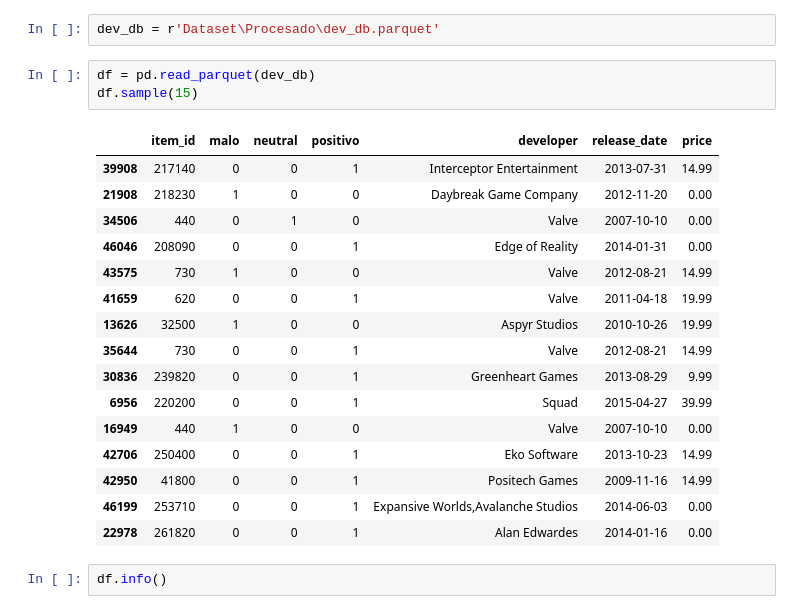
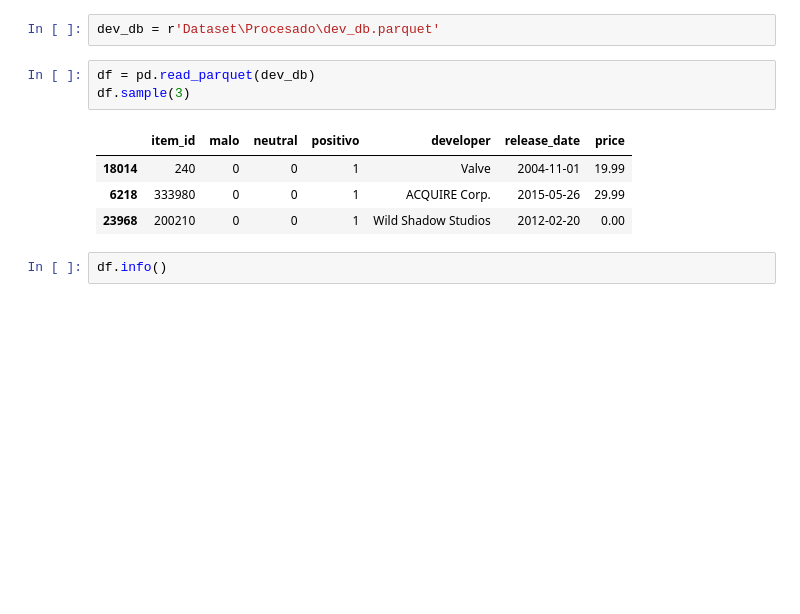
Before and after one commit to Remolino777/steam-game-recommendation-system, a Jupyter notebook: AWS_lambad.ipynb, the cells around one changed output. Saved outputs shown, nothing was run; the diff lists cells and outputs as text; blank space fills up the shorter version.

```diff
--- a/AWS_lambad.ipynb
+++ b/AWS_lambad.ipynb
@@ -5,24 +5,12 @@ import json
 dev_db = r'Dataset\Procesado\dev_db.parquet'
 # %%
 df = pd.read_parquet(dev_db)
-df.sample(15)
+df.sample(3)
 # %% [output]
 |  | item_id | malo | neutral | positivo | developer | release_date | price |
-| 39908 | 217140 | 0 | 0 | 1 | Interceptor Entertainment | 2013-07-31 | 14.99 |
-| 21908 | 218230 | 1 | 0 | 0 | Daybreak Game Company | 2012-11-20 | 0.00 |
-| 34506 | 440 | 0 | 1 | 0 | Valve | 2007-10-10 | 0.00 |
-| 46046 | 208090 | 0 | 0 | 1 | Edge of Reality | 2014-01-31 | 0.00 |
-| 43575 | 730 | 1 | 0 | 0 | Valve | 2012-08-21 | 14.99 |
-| 41659 | 620 | 0 | 0 | 1 | Valve | 2011-04-18 | 19.99 |
-| 13626 | 32500 | 1 | 0 | 0 | Aspyr Studios | 2010-10-26 | 19.99 |
-| 35644 | 730 | 0 | 0 | 1 | Valve | 2012-08-21 | 14.99 |
-| 30836 | 239820 | 0 | 0 | 1 | Greenheart Games | 2013-08-29 | 9.99 |
-| 6956 | 220200 | 0 | 0 | 1 | Squad | 2015-04-27 | 39.99 |
-| 16949 | 440 | 1 | 0 | 0 | Valve | 2007-10-10 | 0.00 |
-| 42706 | 250400 | 0 | 0 | 1 | Eko Software | 2013-10-23 | 14.99 |
-| 42950 | 41800 | 0 | 0 | 1 | Positech Games | 2009-11-16 | 14.99 |
-| 46199 | 253710 | 0 | 0 | 1 | Expansive Worlds,Avalanche Studios | 2014-06-03 | 0.00 |
-| 22978 | 261820 | 0 | 0 | 1 | Alan Edwardes | 2014-01-16 | 0.00 |
+| 18014 | 240 | 0 | 0 | 1 | Valve | 2004-11-01 | 19.99 |
+| 6218 | 333980 | 0 | 0 | 1 | ACQUIRE Corp. | 2015-05-26 | 29.99 |
+| 23968 | 200210 | 0 | 0 | 1 | Wild Shadow Studios | 2012-02-20 | 0.00 |
 # %%
 df.info()
 # %% [output]
```
Also changed, not shown: parts of 13 cells of this notebook, 2 other files.
